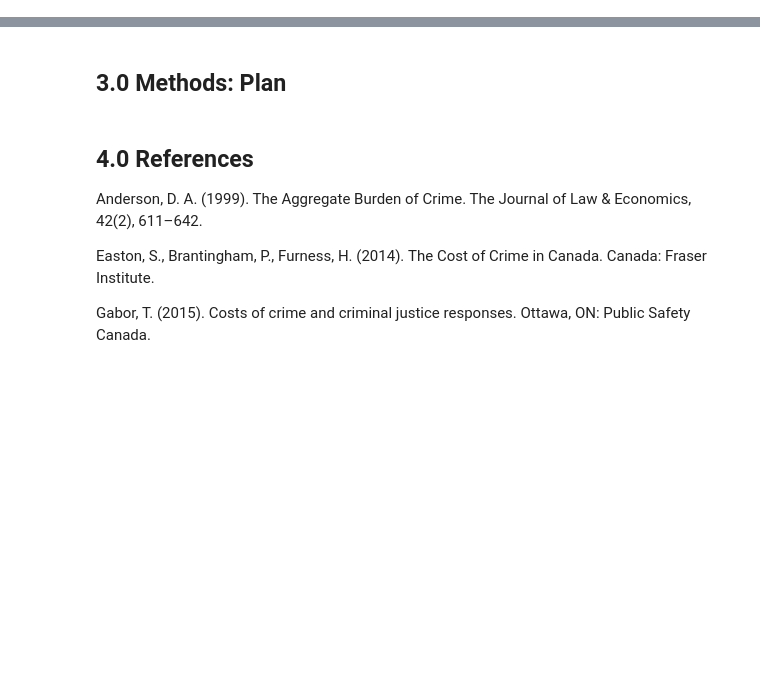
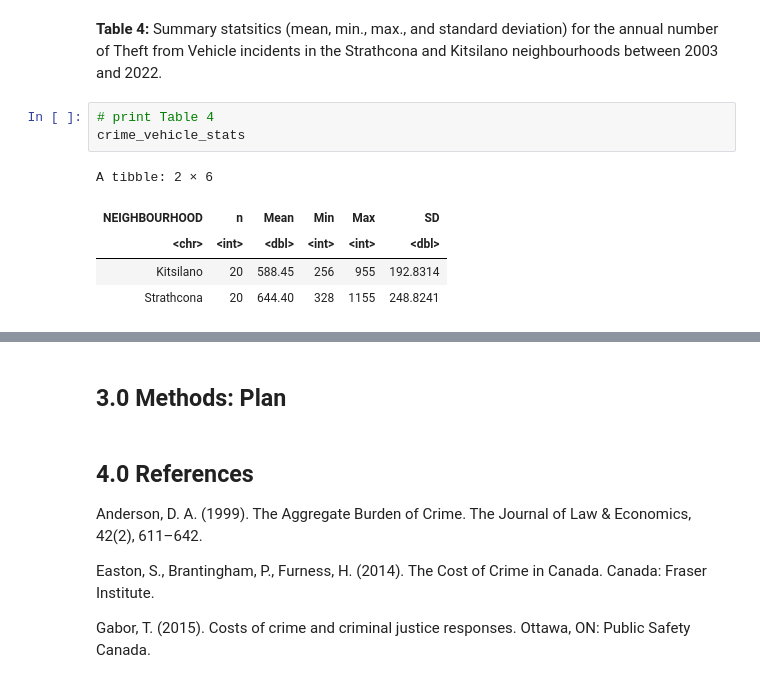
Before and after one commit to jburden1/STAT201_Project_Group14, a Jupyter notebook: STAT201_Proposal.ipynb, the cells around one changed output, grey strips where cells are left out. Drawn from its saved outputs; the diff is of its cells as text; blank space fills up the shorter version.

```diff
--- a/STAT201_Proposal.ipynb
+++ b/STAT201_Proposal.ipynb
@@ -132,0 +140,11 @@ A grouped_df: 40 × 3
+# %% [markdown]
+**Table 4:** Summary statsitics (mean, min., max., and standard deviation) for the annual number of Theft from Vehicle incidents in the Strathcona and Kitsilano neighbourhoods between 2003 and 2022.
+# %%
+# print Table 4
+crime_vehicle_stats
+# %% [output]
+A tibble: 2 × 6
+| NEIGHBOURHOOD | n | Mean | Min | Max | SD |
+| <chr> | <int> | <dbl> | <int> | <int> | <dbl> |
+| Kitsilano | 20 | 588.45 | 256 | 955 | 192.8314 |
+| Strathcona | 20 | 644.40 | 328 | 1155 | 248.8241 |
```
Also changed, not shown: parts of 15 cells of this notebook.
